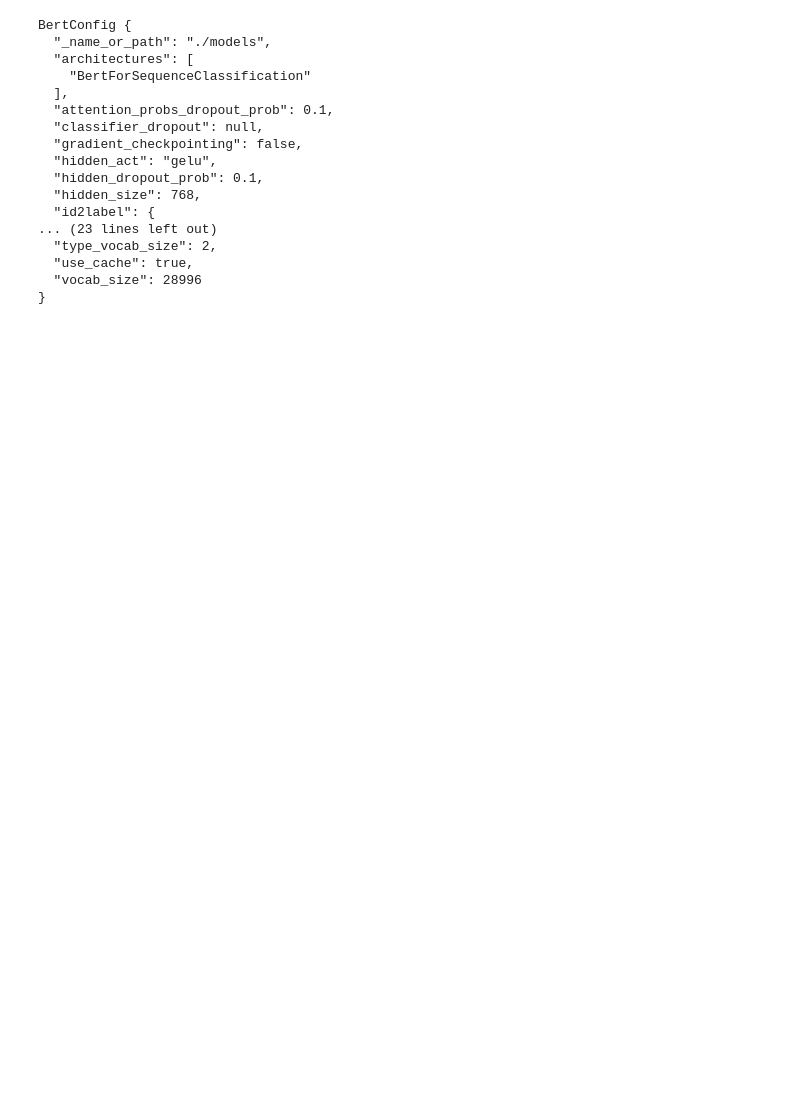
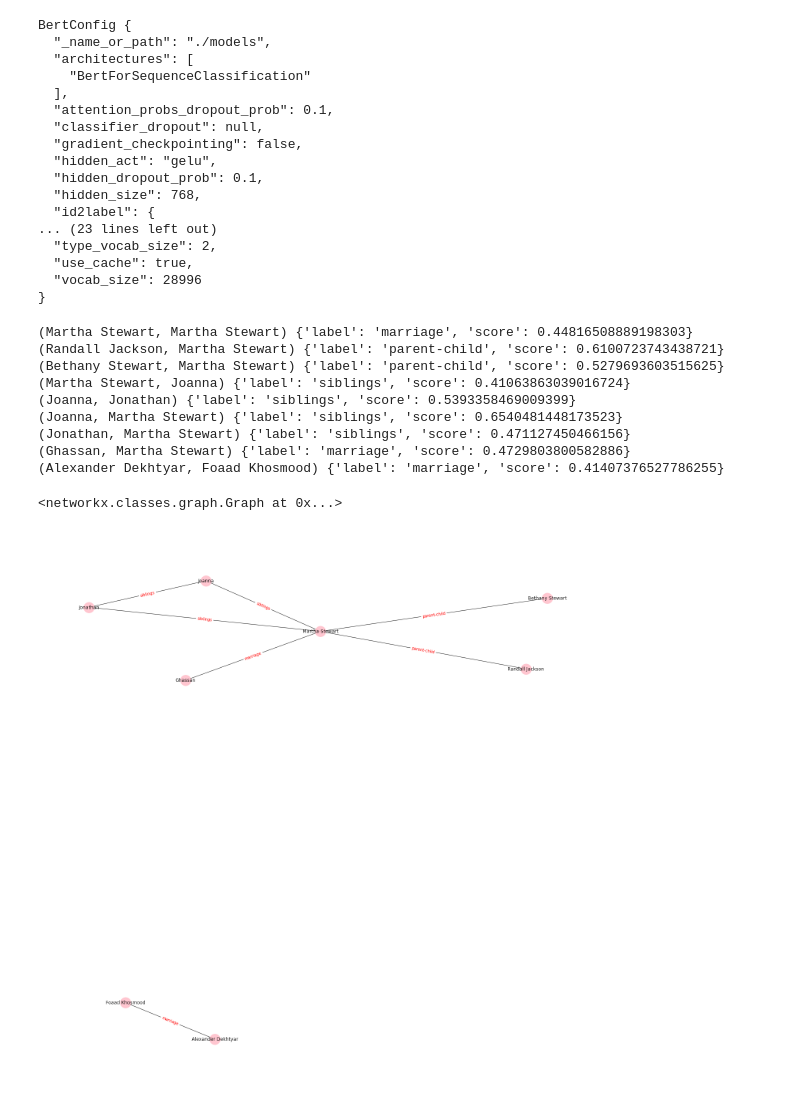
Before and after one commit to ANGELLOPARR/luke-genealogical-thesis, a Jupyter notebook: Pipeline.ipynb, the cells around one changed output. Saved outputs shown, nothing was run; the diff lists cells and outputs as text; code cells hidden in the pictures; blank space fills up the shorter version.

Commit message:
update, full pipeline working

```diff
--- a/Pipeline.ipynb
+++ b/Pipeline.ipynb
@@ -600,0 +467,5 @@ get_relationships(docs[0])
+# %%
+from sklearn.preprocessing import LabelEncoder
+le = LabelEncoder()
+bino_df['numerical'] = le.fit_transform(bino_df['relationship'])
+bino_df
@@ -600,0 +601,6 @@ get_relationships(docs[0])
+# %%
+le.classes_
+label2id = dict(zip(le.classes_, range(len(le.classes_))))
+display(label2id)
+id2label = {v: k for k, v in label2id.items()}
+display(id2label)
@@ -605,10 +614,14 @@ import torch
 # tokenizer = BertTokenizer.from_pretrained("/content/drive/MyDrive/thesis/models")
 # pt_model = AutoModelForSequenceClassification.from_pretrained(model_name)
 my_model = BertForSequenceClassification.from_pretrained("./models")
+tokenizer = AutoTokenizer.from_pretrained("bert-base-cased")
+# my_model = BertForSequenceClassification.from_pretrained('https://drive.google.com/drive/folders/1AsAs_6LtlefBLtttNJFkJgH-nWnK2Zcv?usp=sharing')
 
 # inputs = tokenizer("[e1] Mary [/e1] is the sister of [e2] Mark [/e2]", return_tensors="pt")
 # labels = torch.tensor([1]).unsqueeze(0)  # Batch size 1
 # outputs = my_model(**inputs, labels=labels)
+my_model.config.id2label = id2label
+my_model.config.label2id = label2id
 my_model.config
 # %% [output]
 BertConfig {
@@ -628,3 +641,34 @@ BertConfig {
   "use_cache": true,
   "vocab_size": 28996
 }
+# %%
+from transformers import pipeline, AutoTokenizer
+model_pipeline = pipeline(task='text-classification',
+                          model=my_model,
+                          tokenizer=tokenizer)
+# %%
+test_paragraph = '''
+Guth was born on October 15, 1871, in Nashville, Tennessee, to Rev. George Guth and Susan Sophie Grandlienard of Perrefitte, Switzerland. Guth was of German, French, and Swiss descent.[1] When he was a teenager, his family moved to San Francisco, California. He enrolled at the University of the Pacific and continued his studies at the then-newly established Stanford University, from which he graduated Phi Beta Kappa in 1892.
+
+Following his college graduation, he studied at University of California, Hastings College of the Law and was admitted to the California bar in December 1895. He practiced law in California for several years and then continued his studies at Boston University, earning a Bachelor of Sacred Theology and becoming ordained as a Methodist minister. He briefly served as a pastor before entering academia. Guth married Helen Louise Fischbeck of San Francisco in March 1896. In 1904, he received a doctorate from Halle University in Halle, Germany.[2] Guth's dissertation was titled Die ältere Schicht in den Erzählung über Saul und David.[3]
+'''
+
+test_paragraph = '''
+Martha Stewart lived in Detroit all of her life when she emigrated from Peru in South America. She has a father named Randall Jackson and a mother named Bethany Stewart. Martha enjoys playing soccer with her sister Joanna and brother Jonathan. The three of them play kickball. Her best friend is Ghassan, although his brother hates Martha so he tries to get him to play with other friends from school, namely Alexander Dekhtyar and Foaad Khosmood.
+'''
+
+test = ParagraphPipeline(test_paragraph)
+GG = RelGraphBuilder(test, model_pipeline)
+GG.draw_graph()
+# %% [output]
+(Martha Stewart, Martha Stewart) {'label': 'marriage', 'score': 0.44816508889198303}
+(Randall Jackson, Martha Stewart) {'label': 'parent-child', 'score': 0.6100723743438721}
+(Bethany Stewart, Martha Stewart) {'label': 'parent-child', 'score': 0.5279693603515625}
+(Martha Stewart, Joanna) {'label': 'siblings', 'score': 0.41063863039016724}
+(Joanna, Jonathan) {'label': 'siblings', 'score': 0.5393358469009399}
+(Joanna, Martha Stewart) {'label': 'siblings', 'score': 0.6540481448173523}
+(Jonathan, Martha Stewart) {'label': 'siblings', 'score': 0.471127450466156}
+(Ghassan, Martha Stewart) {'label': 'marriage', 'score': 0.4729803800582886}
+(Alexander Dekhtyar, Foaad Khosmood) {'label': 'marriage', 'score': 0.41407376527786255}
+<networkx.classes.graph.Graph at 0x...>
+[figure, added]
```
Also changed, not shown: parts of 61 cells of this notebook, 8 other files.
